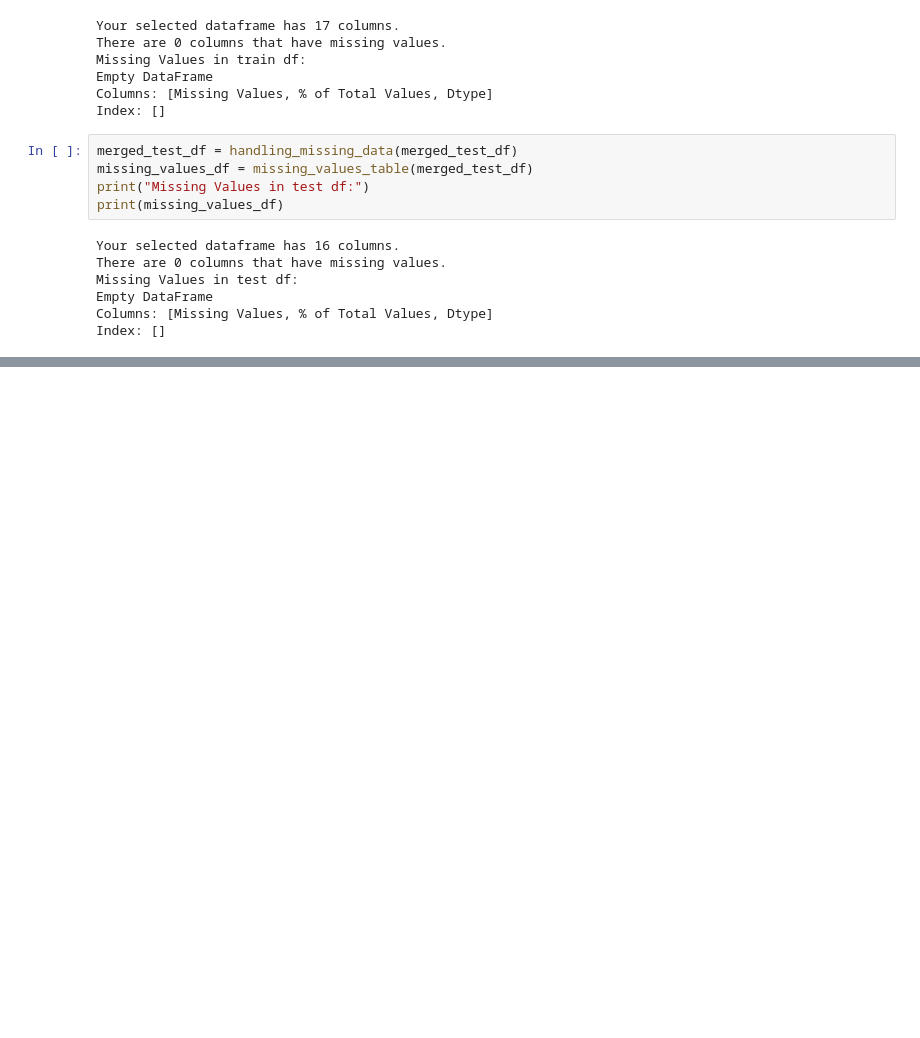
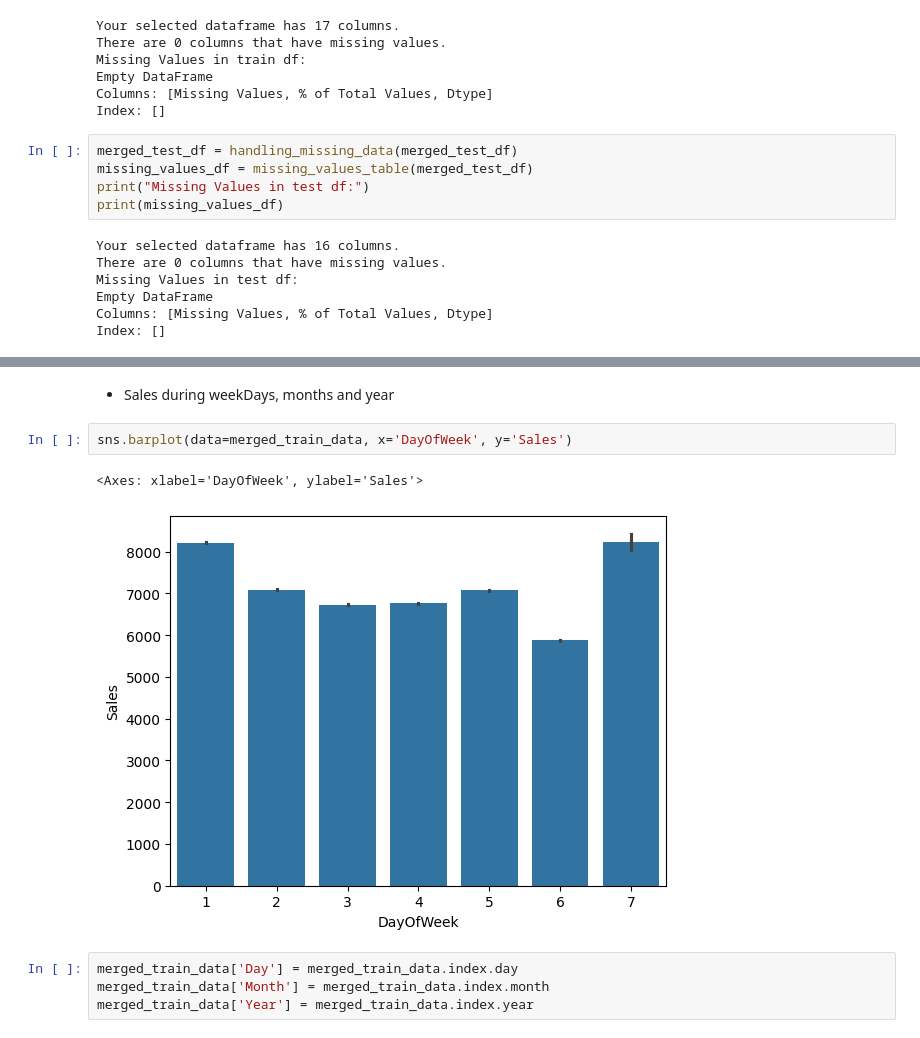
Before and after one commit to Bekyy/sales-forecasting, a Jupyter notebook: notebooks/EDA.ipynb, the cells around one changed output, grey strips where cells are left out. Drawn from its saved outputs; the diff is of its cells as text; blank space fills up the shorter version.

```diff
--- a/notebooks/EDA.ipynb
+++ b/notebooks/EDA.ipynb
@@ -139,0 +243,11 @@ Index: []
+# %% [markdown]
+* Sales during weekDays, months and year
+# %%
+sns.barplot(data=merged_train_data, x='DayOfWeek', y='Sales')
+# %% [output]
+<Axes: xlabel='DayOfWeek', ylabel='Sales'>
+[figure, added]
+# %%
+merged_train_data['Day'] = merged_train_data.index.day
+merged_train_data['Month'] = merged_train_data.index.month
+merged_train_data['Year'] = merged_train_data.index.year
```
Also changed, not shown: parts of 50 cells of this notebook, 4 other files.
